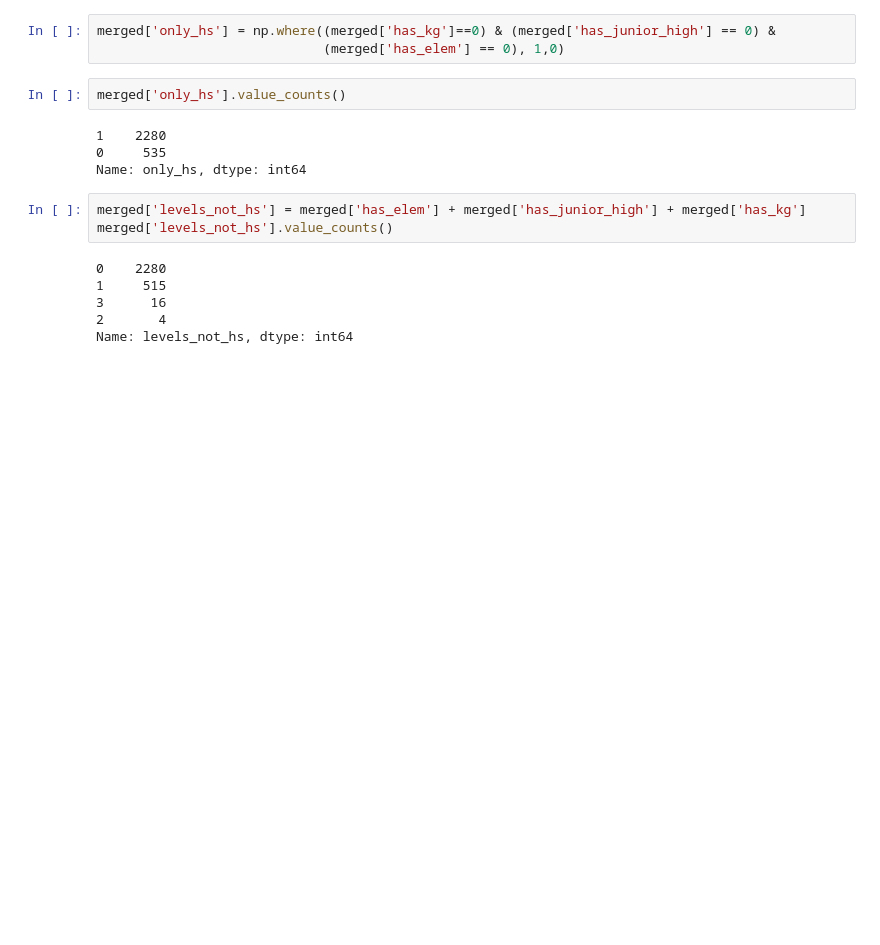
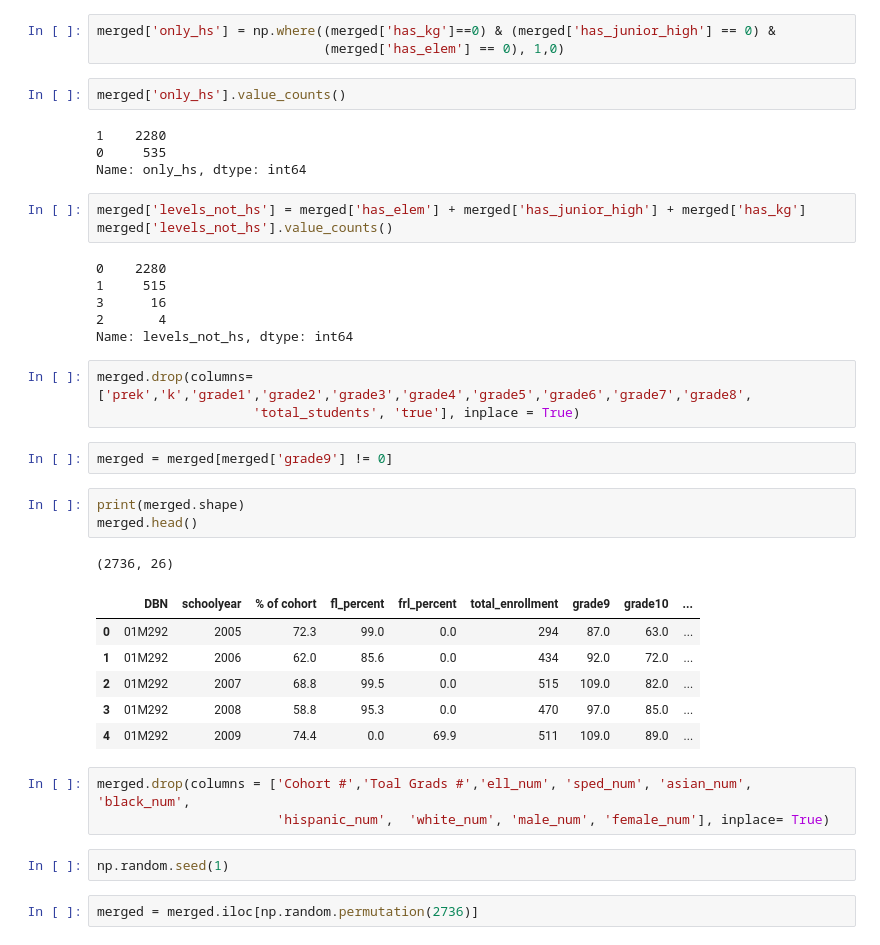
Before and after one commit to Mycotic/graduation-regression, a Jupyter notebook: Data_Cleaning_v1.ipynb, the cells around one changed output. Cells and saved outputs as stored; diff of their text form; blank space fills up the shorter version.

```diff
--- a/Data_Cleaning_v1.ipynb
+++ b/Data_Cleaning_v1.ipynb
@@ -410,3 +408,26 @@ merged['levels_not_hs'].value_counts()
 3      16
 2       4
 Name: levels_not_hs, dtype: int64
+# %%
+merged.drop(columns=['prek','k','grade1','grade2','grade3','grade4','grade5','grade6','grade7','grade8',
+                    'total_students', 'true'], inplace = True)
+# %%
+merged = merged[merged['grade9'] != 0]
+# %%
+print(merged.shape)
+merged.head()
+# %% [output]
+(2736, 26)
+|  | DBN | schoolyear | % of cohort | fl_percent | frl_percent | total_enrollment | grade9 | grade10 | ... |
+| 0 | 01M292 | 2005 | 72.3 | 99.0 | 0.0 | 294 | 87.0 | 63.0 | ... |
+| 1 | 01M292 | 2006 | 62.0 | 85.6 | 0.0 | 434 | 92.0 | 72.0 | ... |
+| 2 | 01M292 | 2007 | 68.8 | 99.5 | 0.0 | 515 | 109.0 | 82.0 | ... |
+| 3 | 01M292 | 2008 | 58.8 | 95.3 | 0.0 | 470 | 97.0 | 85.0 | ... |
+| 4 | 01M292 | 2009 | 74.4 | 0.0 | 69.9 | 511 | 109.0 | 89.0 | ... |
+# %%
+merged.drop(columns = ['Cohort #','Toal Grads #','ell_num', 'sped_num', 'asian_num', 'black_num',
+                       'hispanic_num',  'white_num', 'male_num', 'female_num'], inplace= True)
+# %%
+np.random.seed(1)
+# %%
+merged = merged.iloc[np.random.permutation(2736)]
```
Also changed, not shown: parts of 6 cells of this notebook, 2 other files.
